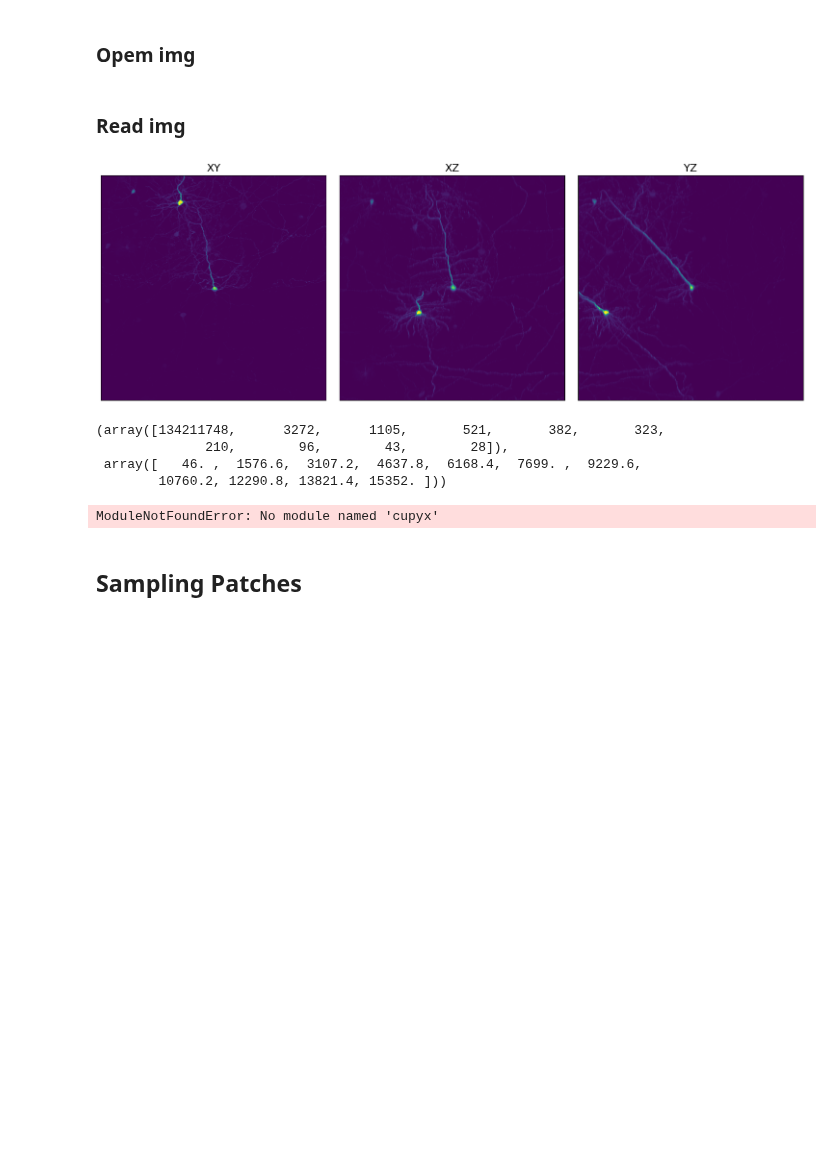
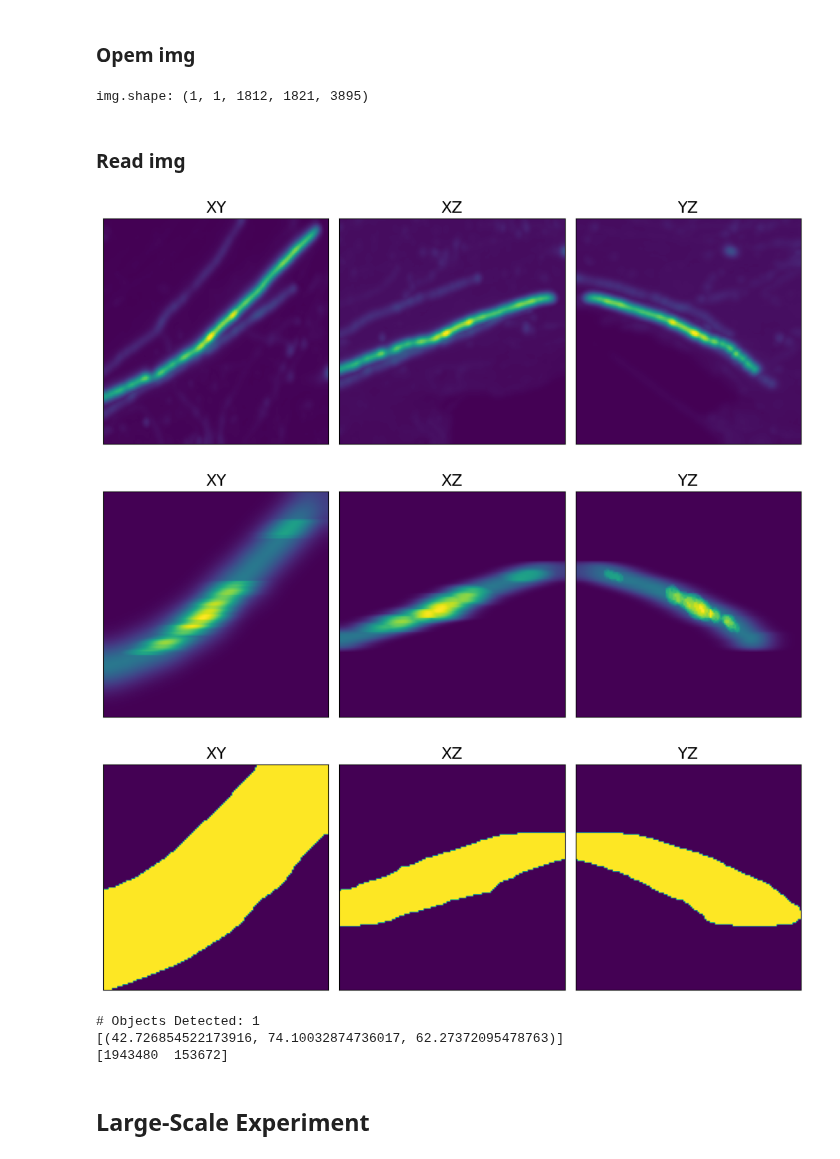
Before and after one commit to AllenNeuralDynamics/aind-exaspim-soma-detection, a Jupyter notebook: code/soma_detection_notebook.ipynb, the cells around one changed output. Saved outputs shown, nothing was run; the diff lists cells and outputs as text; code cells hidden in the pictures; blank space fills up the shorter version.

```diff
--- a/code/soma_detection_notebook.ipynb
+++ b/code/soma_detection_notebook.ipynb
@@ -61,8 +77,8 @@ def plot_mips(volume, prefix="", clip_bool=True):
 # %%
 # Parameters
 s3_bucket = "aind-open-data"
-dataset = "685221"
-downsample_factor = 2
+dataset = "706301"
+downsample_factor = 4
 
 # Initializations
 fs = s3fs.S3FileSystem()
@@ -71,34 +87,62 @@ s3_url = f"s3://{s3_bucket}/{IMG_PREFIX[dataset]}/fused.zarr/{downsample_factor}
 # Open img
 store = s3fs.S3Map(root=s3_url, s3=fs)
 img = zarr.open(store, mode='r')
+print("img.shape:", img.shape)
+# %% [output]
+img.shape: (1, 1, 1812, 1821, 3895)
 # %% [markdown]
 ### Read img
+# %%
+traceable_somas = [
+    [18403.324, 11245.411, 2675.9985],
+    [23425.596, 8926.942, 2185.401],
+    [18400.334,11231.872,2683.3584],
+    [21624.133,7740.173,12768.359],
+    [22883.316,4323.8574,16284.648],
+    [43937.27,5479.154,12344.152],
+]
+
+bright_nonsomas = [
+    [20026.29,6470.747,14384.427],
+    [18330.354,3822.579,14477.964],
+    [22800.148,2251.1611,16850.379],
+    [37846.895,6913.5713,20431.992],
+    [43469.51,4820.5303,16769.32],
+    [44225.082,4402.9487,15589.198],
+]
 # %%
 # Region of interest
-origin = [19870.244, 7980.912, 4308.1934]
-shape = [512, 512, 512]
+idx = 4
+shape = [128, 128, 128]
 from_center = True
 
 # Read img
-voxel = img_util.to_voxels(origin, downsample_factor=downsample_factor)
+voxel = img_util.to_voxels(bright_nonsomas[idx], downsample_factor=downsample_factor)
 img_chunk = read_from_s3(img, voxel, shape, from_center=from_center)
 
-# Plot mips
-plot_mips(img_chunk, clip_bool=True)
+# Smooth with Gaussian Filter
+img_chunk = gaussian_filter(img_chunk, [2, 2, 1.5])
+plot_mips(img_chunk)
+
+# Compute LoG
+t0 = time()
+log_img = gaussian_laplace(img_chunk, 8)
+plot_mips(log_img)
+
+# Find blob centroids
+labels, n_labels = label(log_img > 100, return_num=True)
+plot_mips(labels)
+
+component_sizes = np.bincount(labels.ravel())
+print("# Objects Detected:", n_labels)
+print(center_of_mass(img_chunk, labels=labels, index=np.arange(n_labels)))
+print(component_sizes)
 # %% [output]
-[figure, old version]
+[figure, new version]
+[figure, added]
+[figure, added]
+# Objects Detected: 1
+[(42.726854522173916, 74.10032874736017, 62.27372095478763)]
+[1943480  153672]
-# %%
-np.histogram(img_chunk.flatten())
-# %% [output]
-(array([134211748,      3272,      1105,       521,       382,       323,
-              210,        96,        43,        28]),
- array([   46. ,  1576.6,  3107.2,  4637.8,  6168.4,  7699. ,  9229.6,
-        10760.2, 12290.8, 13821.4, 15352. ]))
-# %%
-from cupyx.scipy.ndimage import gaussian_laplace
-
-log_img = gaussian_laplace(img_chunk, 2)
-# %% [output]
-ModuleNotFoundError: No module named 'cupyx'
 # %% [markdown]
-## Sampling Patches
+## Large-Scale Experiment
```
Also changed, not shown: parts of 9 cells of this notebook.
